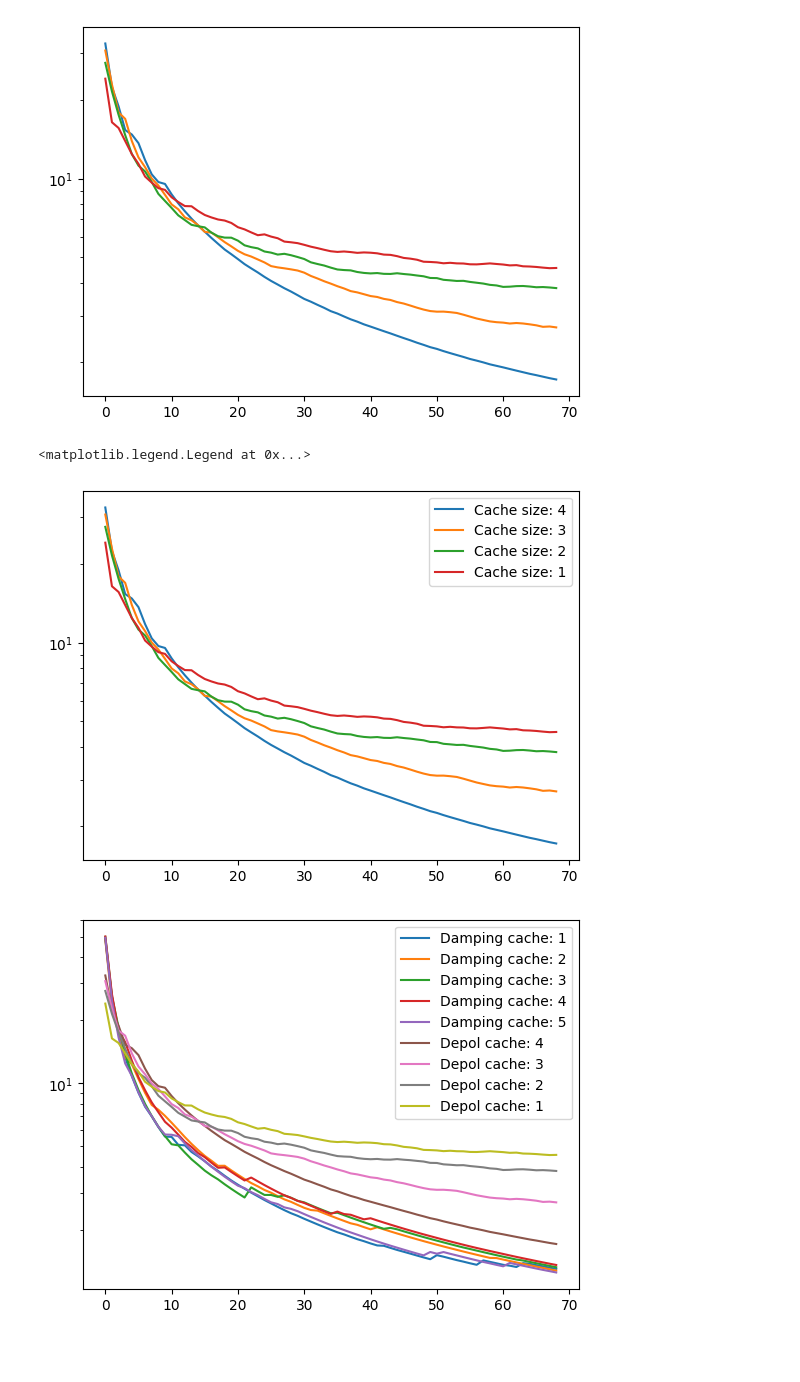
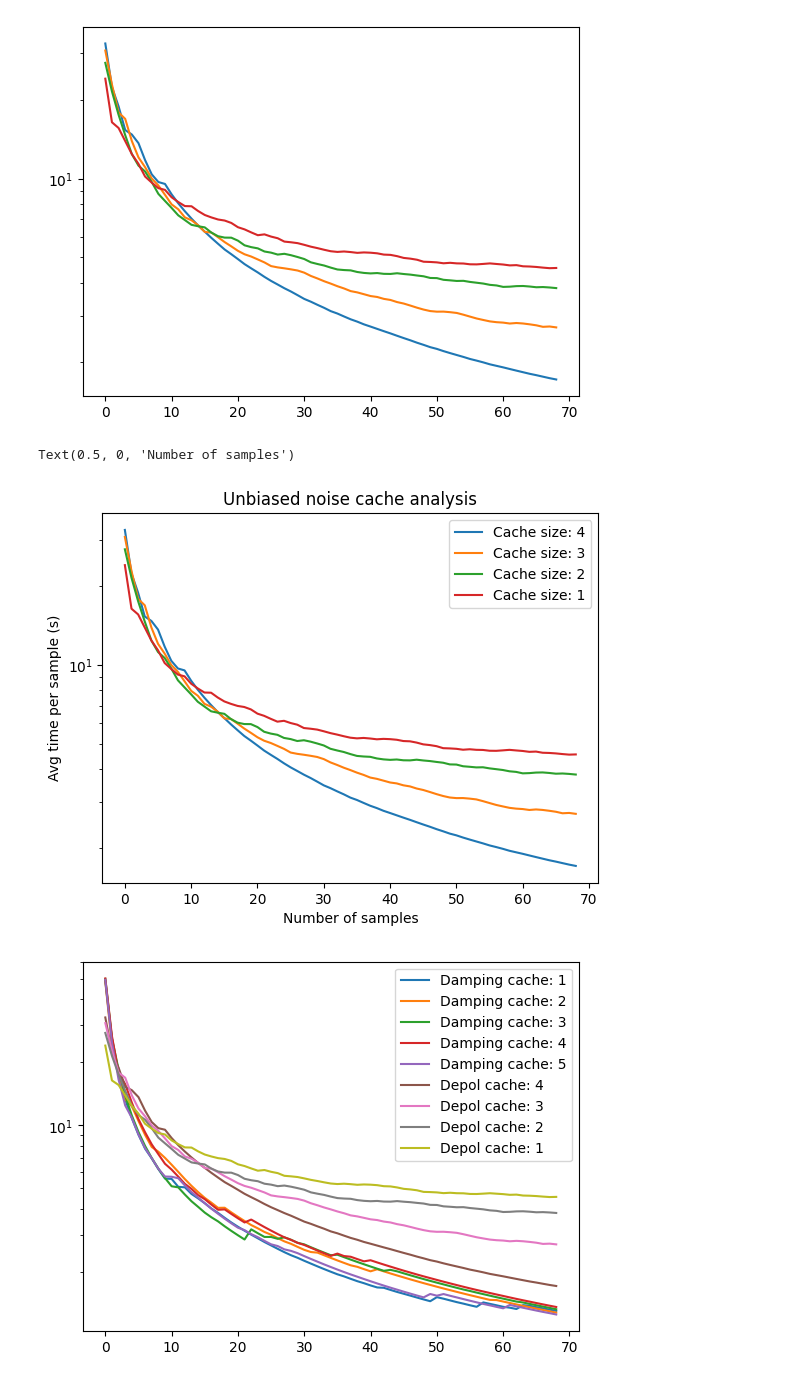
Before and after one commit to anshsingal/Trajectree, a Jupyter notebook: examples/cache_study.ipynb, the cells around one changed output. Drawn from its saved outputs; the diff is of its cells as text; code cells hidden in the pictures; blank space fills up the shorter version.

```diff
--- a/examples/cache_study.ipynb
+++ b/examples/cache_study.ipynb
@@ -158,13 +168,16 @@ np.save("cache_analysis_depol.npy", times)
 # %%
 loaded_times = np.load("cache_analysis_depol.npy").astype(np.float64)
 
 plt.yscale("log")
 for i in range(len(loaded_times)):
     plt.plot(loaded_times[i], label = f"Cache size: {4-i}")
 plt.legend()
+plt.title("Unbiased noise cache analysis")
+plt.ylabel("Avg time per sample (s)")
+plt.xlabel("Number of samples")
 # %% [output]
-<matplotlib.legend.Legend at 0x...>
+Text(0.5, 0, 'Number of samples')
-[figure, old version]
+[figure, new version]
 # %%
 loaded_times_depol = np.load("cache_analysis_depol.npy").astype(np.float64)
 loaded_times = np.load("cache_analysis.npy").astype(np.float64)
```
Also changed, not shown: parts of 2 cells of this notebook, 10 other files.
